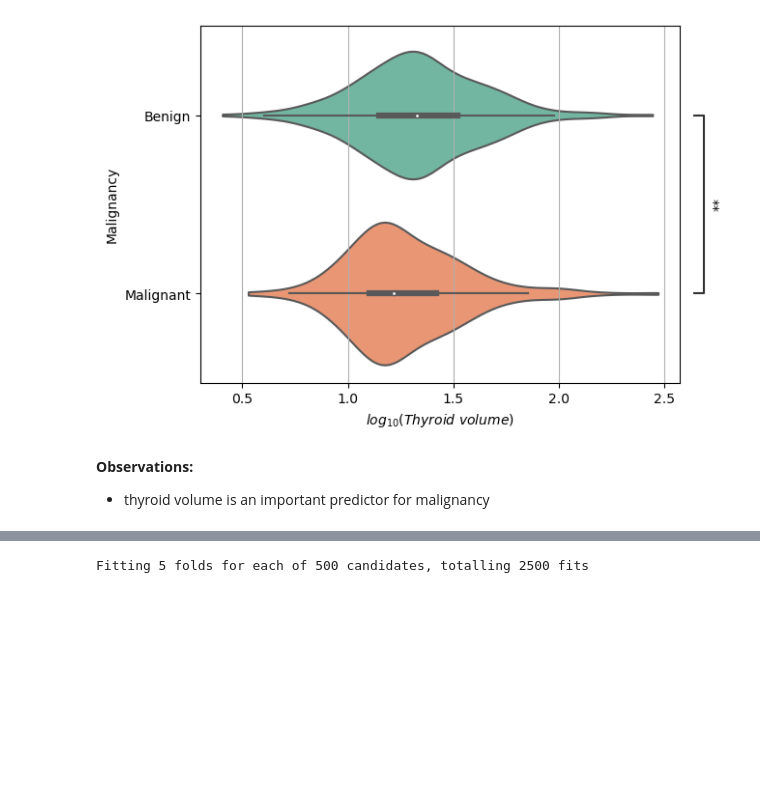
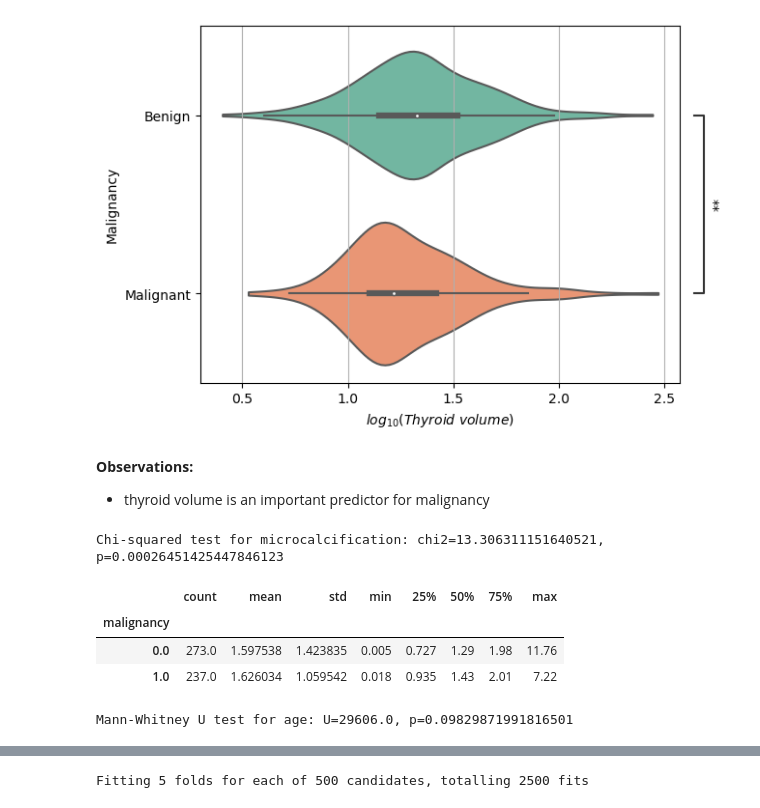
Before and after one commit to valentynbez/thyroid_2023, a Jupyter notebook: analysis.ipynb, the cells around one changed output, grey strips where cells are left out. Saved outputs shown, nothing was run; the diff lists cells and outputs as text; code cells hidden in the pictures; blank space fills up the shorter version.

Commit message:
feat: add stats

```diff
--- a/analysis.ipynb
+++ b/analysis.ipynb
@@ -577,6 +577,13 @@ predictors = ["age",
 #              "C(eu_tirads)"
              ]
 formula_preds = [f"C({col})" if full[col].dtype == "O" else col for col in predictors]
+# %%
+# run chi squared test
+from scipy.stats import chi2_contingency
+chi2, p, dof, expected = chi2_contingency(pd.crosstab(full['malignancy'], full['microcalc']))
+print(f"Chi-squared test for microcalcification: chi2={chi2}, p={p}")
+# %% [output]
+Chi-squared test for microcalcification: chi2=13.306311151640521, p=0.00026451425447846123
 # %%
 # full["nodule_count"] = full["nodule_count"].str.strip()
 # full["torbiele"] = full["torbiele"].str.strip()
@@ -601,0 +609,13 @@ dm = dmatrix("+".join(formula.split("~")), full, return_type="dataframe")
+# %%
+variable = "tsh"
+tab = full.groupby("malignancy")[variable].describe()
+display(tab)
+# run statistical test
+t_stat, p_value = mannwhitneyu(full.query("malignancy == 0")[variable], full.query("malignancy == 1")[variable], alternative="two-sided", nan_policy="omit")
+print(f"Mann-Whitney U test for age: U={t_stat}, p={p_value}")
+# %% [output]
+|  | count | mean | std | min | 25% | 50% | 75% | max |
+| malignancy |  |  |  |  |  |  |  |  |
+| 0.0 | 273.0 | 1.597538 | 1.423835 | 0.005 | 0.727 | 1.29 | 1.98 | 11.76 |
+| 1.0 | 237.0 | 1.626034 | 1.059542 | 0.018 | 0.935 | 1.43 | 2.01 | 7.22 |
+Mann-Whitney U test for age: U=29606.0, p=0.09829871991816501
```
Also changed, not shown: parts of 12 cells of this notebook, 3 other files.
